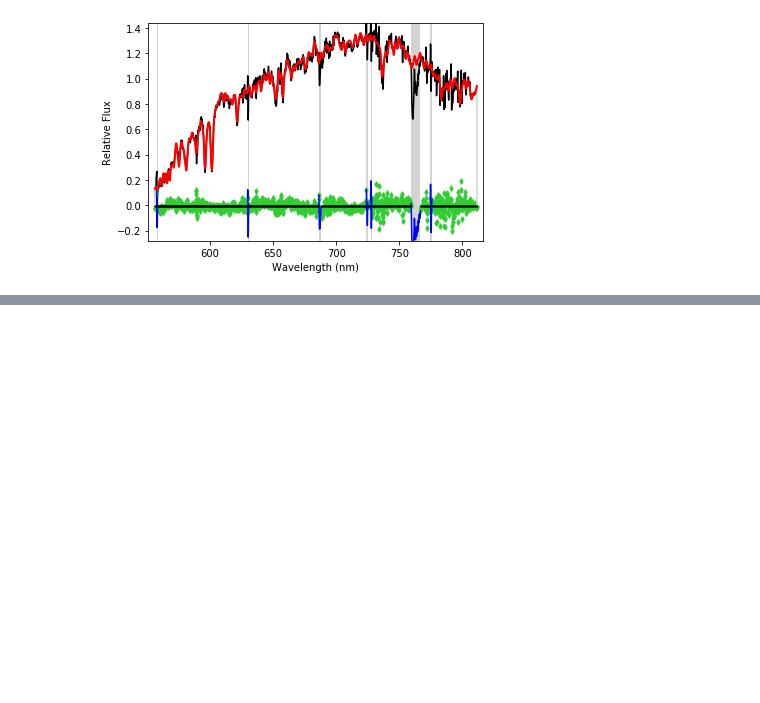
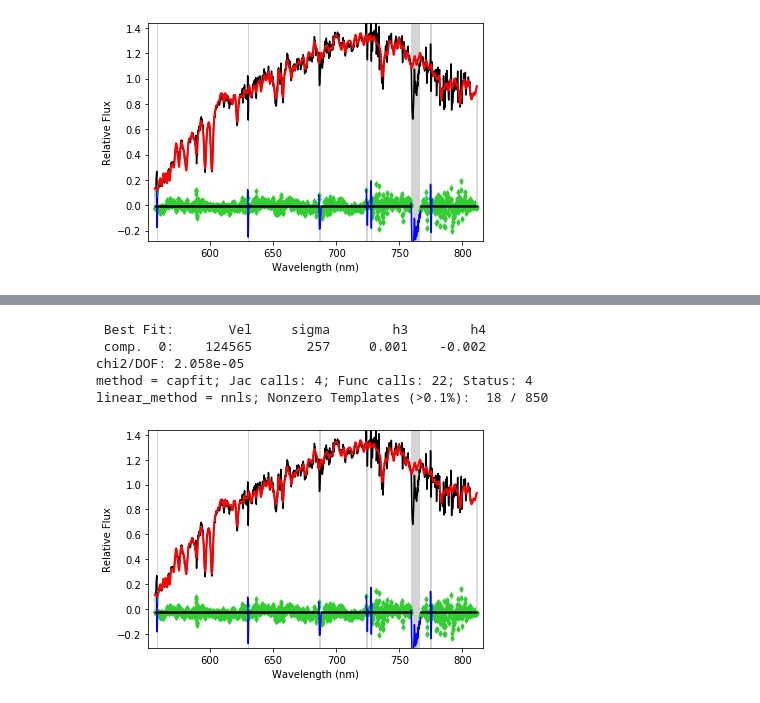
Before and after one commit to pmozumdar/ppxf_code, a Jupyter notebook: Try_Indo_US_lib.ipynb, the cells around one changed output, grey strips where cells are left out. Cells and saved outputs as stored; diff of their text form; code cells hidden in the pictures; blank space fills up the shorter version.

```diff
--- a/Try_Indo_US_lib.ipynb
+++ b/Try_Indo_US_lib.ipynb
@@ -172,0 +198,12 @@ linear_method = nnls; Nonzero Templates (>0.1%):  20 / 850
+# %%
+## Fitting with logrithmically rebinned noise and withmasking
+
+pp = ppxf(templates, spectra_galaxy_new, noise_new, velocity_scale, start, moments=4,
+         plot=True, vsyst=dv, mask=mask, lam=np.exp(log_lamda_galaxy))
+# %% [output]
+ Best Fit:       Vel     sigma        h3        h4
+ comp.  0:    124565       257     0.001    -0.002
+chi2/DOF: 2.058e-05
+method = capfit; Jac calls: 4; Func calls: 22; Status: 4
+linear_method = nnls; Nonzero Templates (>0.1%):  18 / 850
+[figure, added]
```
Also changed, not shown: parts of 2 cells of this notebook.
